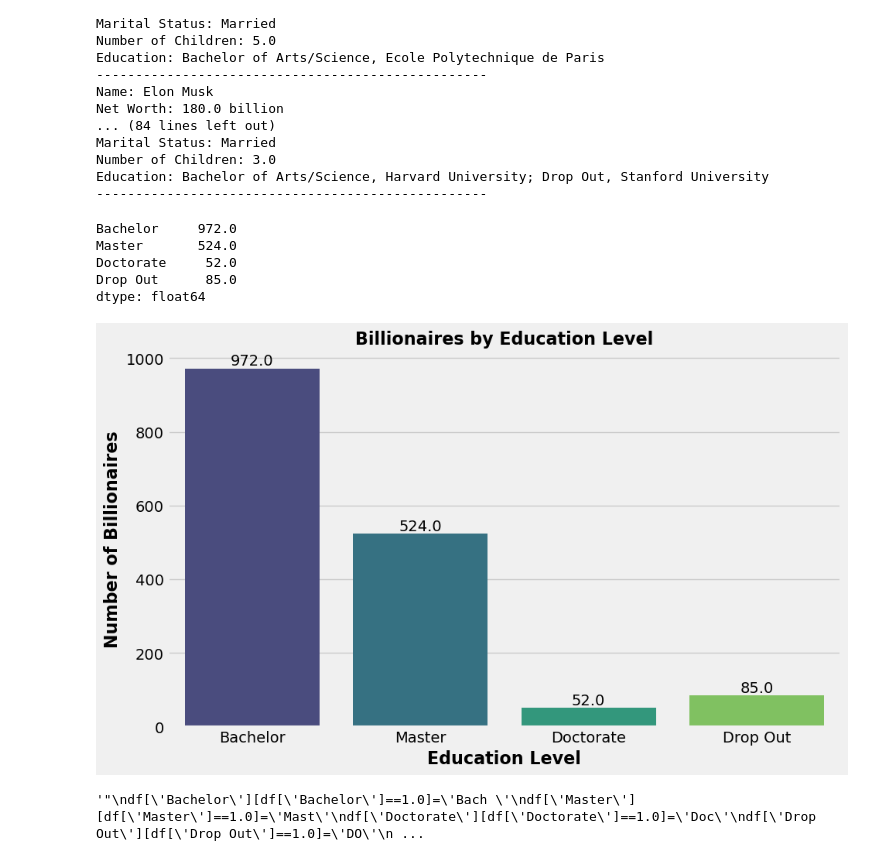
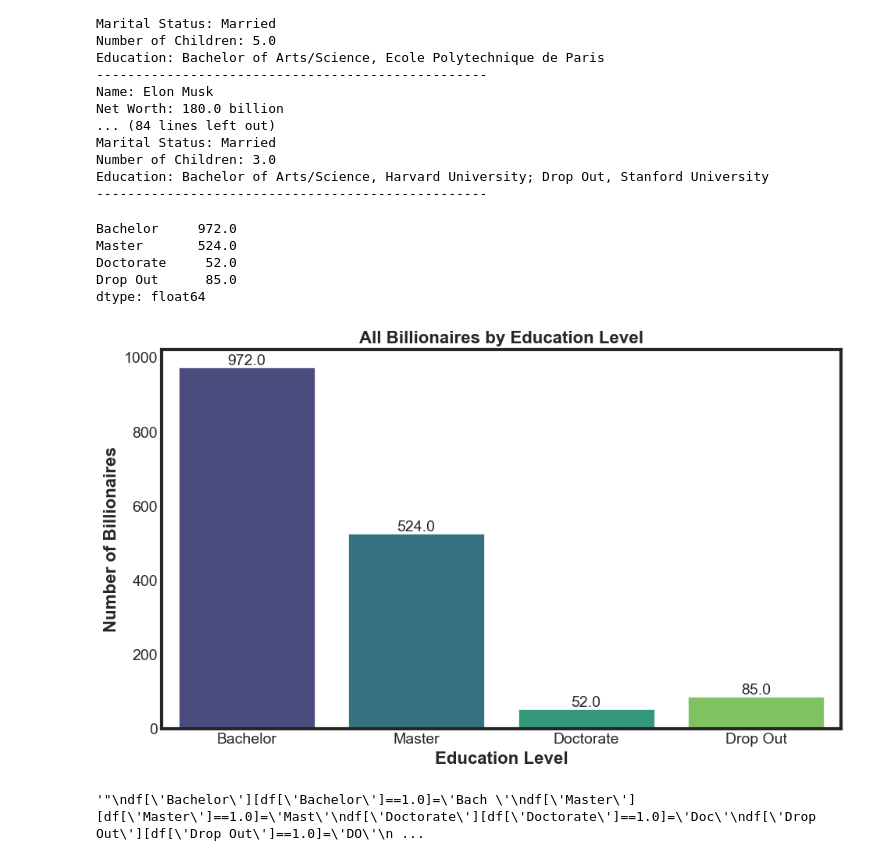
Before and after one commit to Spikes666/Data-Dive-3, a Jupyter notebook: main 2.ipynb, the cells around one changed output. Drawn from its saved outputs; the diff is of its cells as text; code cells hidden in the pictures.

```diff
--- a/main 2.ipynb
+++ b/main 2.ipynb
@@ -215,30 +215,31 @@ Education: Bachelor of Arts/Science, Harvard University; Drop Out, Stanford Univ
 # %%
 # Calculate the counts for each education level
 education_counts = df[['Bachelor', 'Master', 'Doctorate', 'Drop Out']].sum()
 print(education_counts)
 # Create a bar plot
+sns.set_style('white')
 plt.figure(figsize=(10, 6))
 sns.barplot(x=education_counts.index, y=education_counts.values, palette = "viridis")
-plt.title('Billionaires by Education Level', fontsize=16, fontweight='bold')
+plt.title('All Billionaires by Education Level', fontsize=16, fontweight='bold')
 plt.xlabel('Education Level', fontsize = 16, fontweight = "bold")
 plt.ylabel('Number of Billionaires', fontsize = 16, fontweight = "bold")
 
 # Display the counts on top of the bars
 for i, count in enumerate(education_counts.values):
     plt.text(i, count, str(count), ha='center', va='bottom')
 
 # Rotate x-axis labels for better readability
 plt.xticks(rotation=0)
 
 # Show the plot
 plt.show()
 # %% [output]
 Bachelor     972.0
 Master       524.0
 Doctorate     52.0
 Drop Out      85.0
 dtype: float64
-[figure, old version]
+[figure, new version]
 # %%
 df = pd.read_csv('forbes_2640_billionaires.csv', index_col = 0, header = 0)
 """"
```
Also changed, not shown: parts of 7 cells of this notebook.
